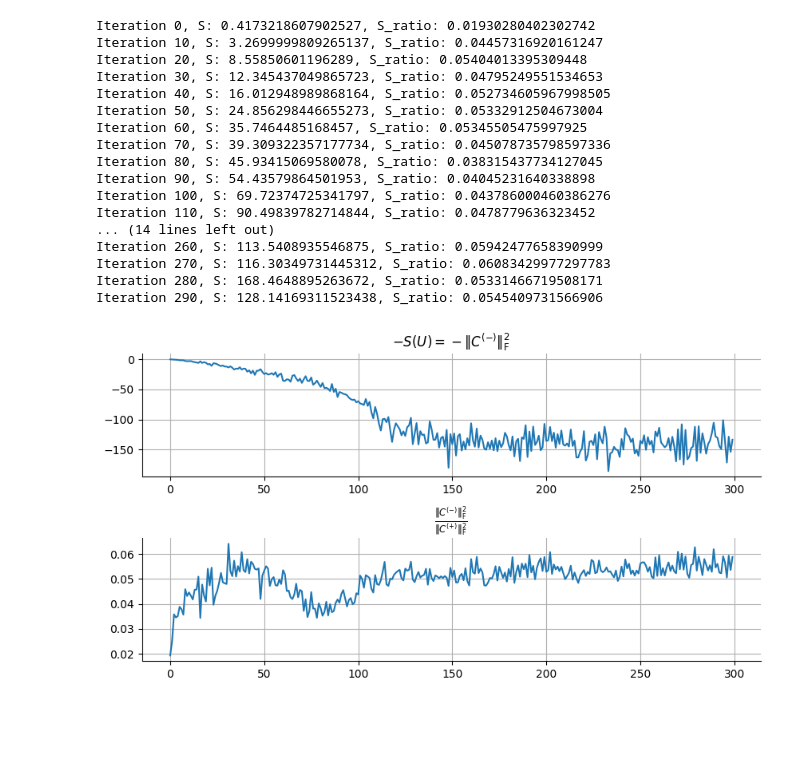
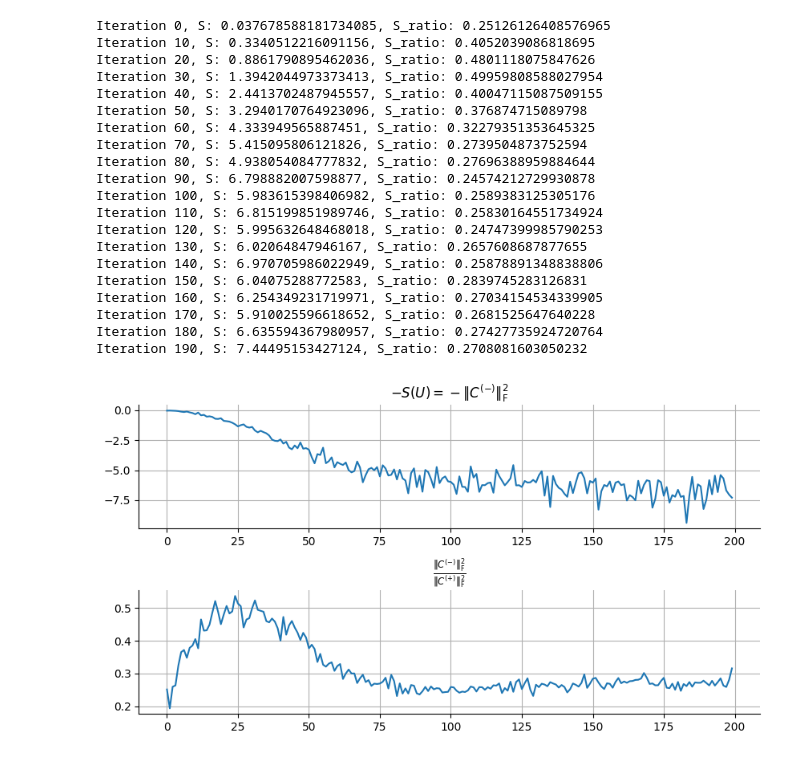
Before and after one commit to ArielleRosinski/SCA_project, a Jupyter notebook: RNN.ipynb, the cells around one changed output. Drawn from its saved outputs; the diff is of its cells as text; code cells hidden in the pictures; blank space fills up the shorter version.

```diff
--- a/RNN.ipynb
+++ b/RNN.ipynb
@@ -131,39 +146,64 @@ plt.show()
 # %%
+def add_low_rank_noise(X, key1, key2, proj_dims = 3, sigma = 1, l2_=0.1 ):
+    K, N, T = X.shape
+    B = random.normal(key1, (N, proj_dims))
+    B, _ = jnp.linalg.qr(B)
+
+    time_points = jnp.linspace(0, 1, T)[None, :]
+    cov_matrix = K_X_Y_squared_exponential(time_points, time_points, l2=l2_)
+    L = jnp.linalg.cholesky(cov_matrix + jnp.identity(T) * 1e-5)
+
+    epsilon_t_uncorr = random.normal(key2, (K, T, proj_dims)) * sigma
+    epsilon_t = jnp.einsum("ts,ksd->ktd", L, epsilon_t_uncorr)
+    noise = jnp.einsum('ktd,nd->knt', epsilon_t, B)
+
+    X += noise
+    return X
+
+seed = 42
+key = random.PRNGKey(seed)
+key1, key2, key3, key4, key5 = random.split(key, 5)
+
 x, p = signal(mu, total_time=100)
 z_all, ls_h_i = model(x)
 
 ls_X = [jnp.array(tensor.detach().numpy()) for tensor in ls_h_i]
 X = jnp.stack(ls_X, axis=1).swapaxes(1,2)
 X, _ = pre_processing(X, soft_normalize=None, center=False, num_pcs=10)
+X = X[:,:,:20]
+X = add_low_rank_noise(X, key1, key2)
 K, N, T = X.shape
 A = jnp.swapaxes(X, 0, 1)
 A = A.reshape(N,-1)
 # %%
-
+from kernel_sca_inducing_points import *
 kernel_function=K_X_Y_squared_exponential
-d = 2
+d = 3
 c = 30
 wandb.init(project="", name="", mode="disabled")
-params, ls_loss, ls_S_ratio = optimize(X, A, iterations=300, learning_rate=0.01, d=d, c=c, kernel_function=kernel_function)
+params, ls_loss, ls_S_ratio = optimize(X, A, iterations=200, learning_rate=0.01, d=d, c=c, kernel_function=kernel_function)
 wandb.finish()
 
 get_loss_fig(ls_loss, ls_S_ratio )
 # %% [output]
-Iteration 0, S: 0.4173218607902527, S_ratio: 0.01930280402302742
-Iteration 10, S: 3.2699999809265137, S_ratio: 0.04457316920161247
-Iteration 20, S: 8.55850601196289, S_ratio: 0.05404013395309448
-Iteration 30, S: 12.345437049865723, S_ratio: 0.04795249551534653
-Iteration 40, S: 16.012948989868164, S_ratio: 0.052734605967998505
-Iteration 50, S: 24.856298446655273, S_ratio: 0.05332912504673004
-Iteration 60, S: 35.7464485168457, S_ratio: 0.05345505475997925
-Iteration 70, S: 39.309322357177734, S_ratio: 0.045078735798597336
-Iteration 80, S: 45.93415069580078, S_ratio: 0.038315437734127045
-Iteration 90, S: 54.43579864501953, S_ratio: 0.04045231640338898
-Iteration 100, S: 69.72374725341797, S_ratio: 0.043786000460386276
-Iteration 110, S: 90.49839782714844, S_ratio: 0.0478779636323452
-... (14 lines left out)
-Iteration 260, S: 113.5408935546875, S_ratio: 0.05942477658390999
-Iteration 270, S: 116.30349731445312, S_ratio: 0.06083429977297783
-Iteration 280, S: 168.4648895263672, S_ratio: 0.05331466719508171
-Iteration 290, S: 128.14169311523438, S_ratio: 0.0545409731566906
+Iteration 0, S: 0.037678588181734085, S_ratio: 0.25126126408576965
+Iteration 10, S: 0.3340512216091156, S_ratio: 0.4052039086818695
+Iteration 20, S: 0.8861790895462036, S_ratio: 0.4801118075847626
+Iteration 30, S: 1.3942044973373413, S_ratio: 0.49959808588027954
+Iteration 40, S: 2.4413702487945557, S_ratio: 0.40047115087509155
+Iteration 50, S: 3.2940170764923096, S_ratio: 0.376874715089798
+Iteration 60, S: 4.333949565887451, S_ratio: 0.32279351353645325
+Iteration 70, S: 5.415095806121826, S_ratio: 0.2739504873752594
+Iteration 80, S: 4.938054084777832, S_ratio: 0.27696388959884644
+Iteration 90, S: 6.798882007598877, S_ratio: 0.24574212729930878
+Iteration 100, S: 5.983615398406982, S_ratio: 0.2589383125305176
+Iteration 110, S: 6.815199851989746, S_ratio: 0.25830164551734924
+Iteration 120, S: 5.995632648468018, S_ratio: 0.24747399985790253
+Iteration 130, S: 6.02064847946167, S_ratio: 0.2657608687877655
+Iteration 140, S: 6.970705986022949, S_ratio: 0.25878891348838806
+Iteration 150, S: 6.04075288772583, S_ratio: 0.2839745283126831
+Iteration 160, S: 6.254349231719971, S_ratio: 0.27034154534339905
+Iteration 170, S: 5.910025596618652, S_ratio: 0.2681525647640228
+Iteration 180, S: 6.635594367980957, S_ratio: 0.27427735924720764
+Iteration 190, S: 7.44495153427124, S_ratio: 0.2708081603050232
-[figure, old version]
+[figure, new version]
```
Also changed, not shown: parts of 8 cells of this notebook, 10 other files.
